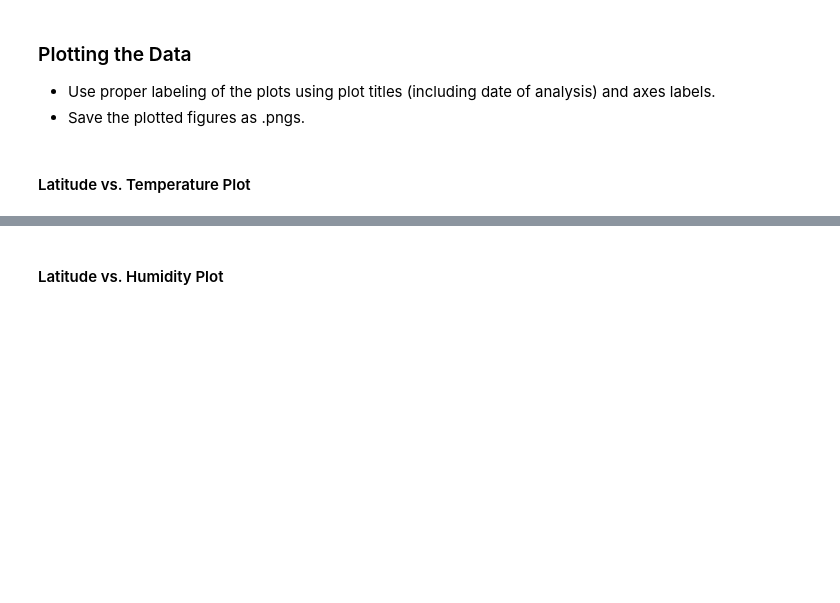
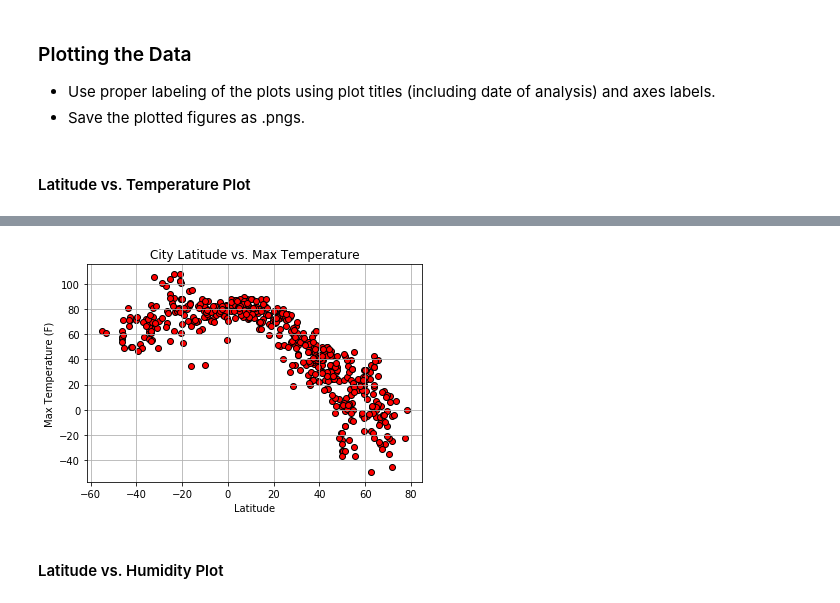
Before and after one commit to annatheking/API-Interactions-Weather-Analysis, a Jupyter notebook: 06_python_apis_homework_Instructions_starter_code_WeatherPy.ipynb, the cells around one changed output, grey strips where cells are left out. Drawn from its saved outputs; the diff is of its cells as text; code cells hidden in the pictures; blank space fills up the shorter version.

```diff
--- a/06_python_apis_homework_Instructions_starter_code_WeatherPy.ipynb
+++ b/06_python_apis_homework_Instructions_starter_code_WeatherPy.ipynb
@@ -96,7 +96,7 @@ wind_speed = []
 citi_num = 0
 
 for i in cities:
-    url2 = url + "appid=" + api_key + "&q=" + i
+    url2 = url + "appid=" + api_key + "&q=" + i + '&units=imperial'
     citi_num += 1
 
     print(f"Processing city number {citi_num} | {i}")
@@ -223,2 +226,11 @@ weather_data.head()
+# %%
+plt.scatter(weather_data['Lat'], weather_data['Max Temp'], marker='o',color='r',edgecolors='black')
+plt.grid()
+plt.xlabel('Latitude')
+plt.ylabel('Max Temperature (F)')
+plt.title("City Latitude vs. Max Temperature")
+plt.savefig('Max_Temp.png')
+# %% [output]
+[figure, added]
 # %% [markdown]
 #### Latitude vs. Humidity Plot
```
Also changed, not shown: parts of 11 cells of this notebook, 4 other files.
